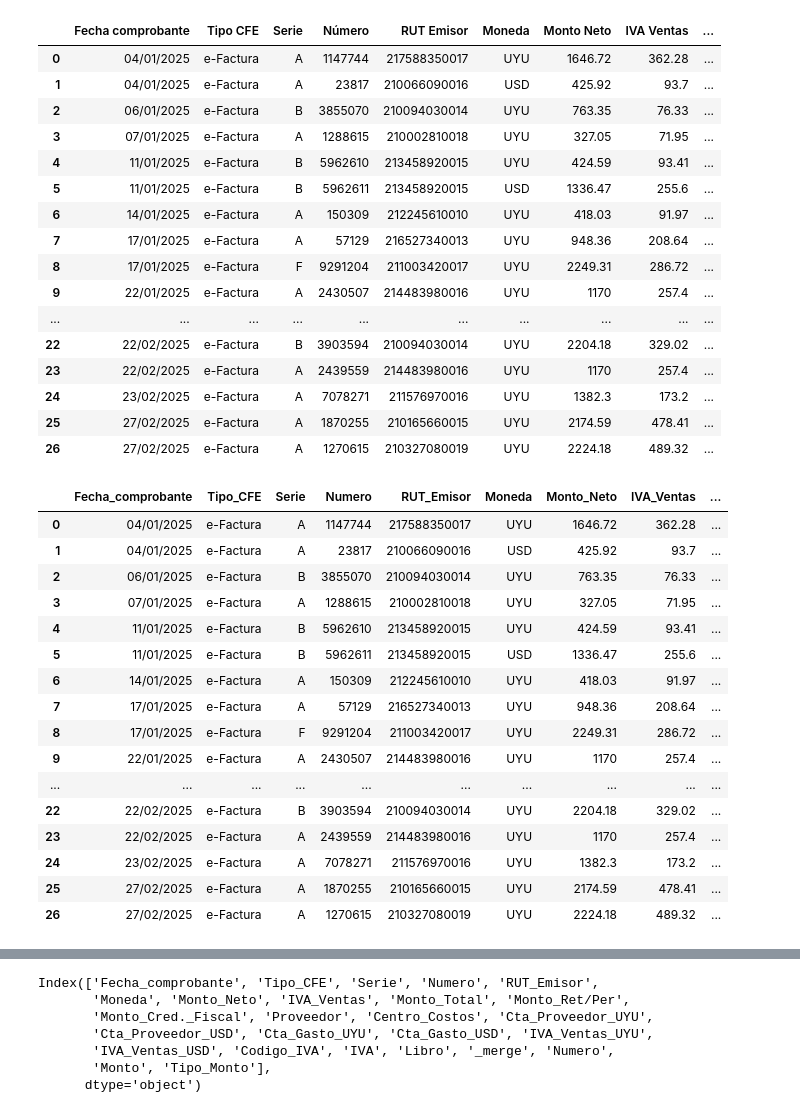
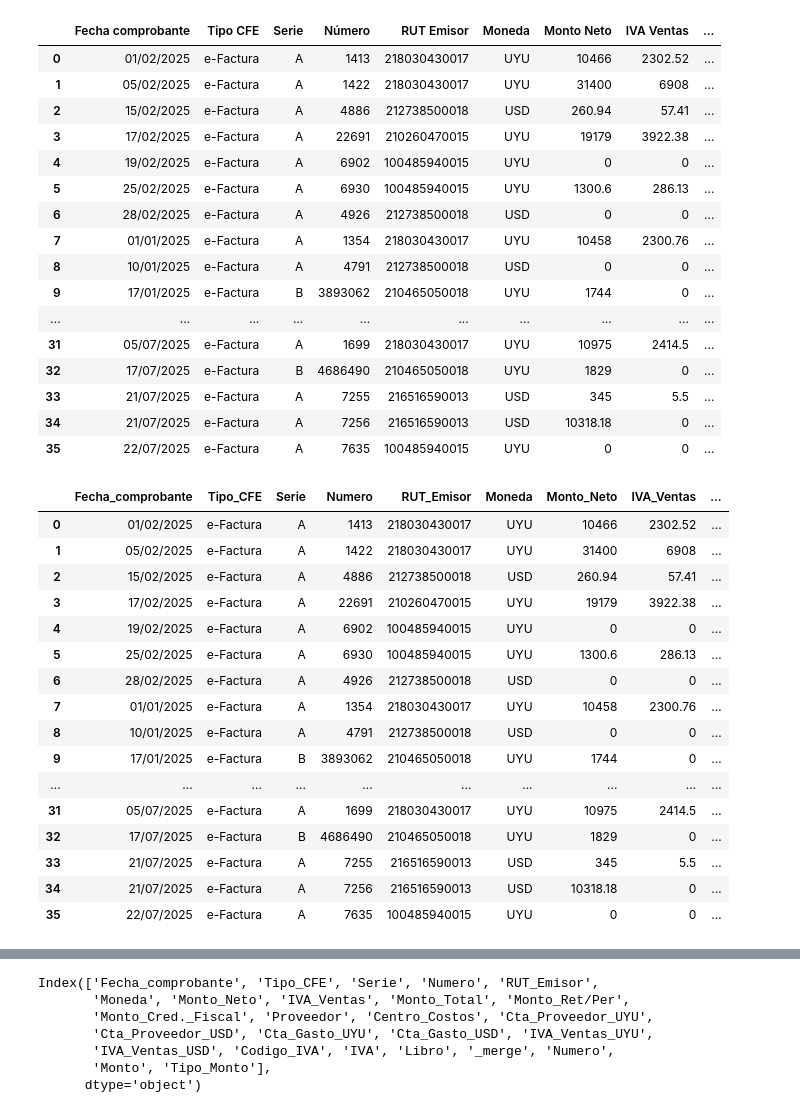
Before and after one commit to Fercaspe/CFE_Processor, a Jupyter notebook: Procesador_CFE.ipynb, the cells around one changed output, grey strips where cells are left out. Saved outputs shown, nothing was run; the diff lists cells and outputs as text; code cells hidden in the pictures.

Commit message:
Usado para FUXION

```diff
--- a/Procesador_CFE.ipynb
+++ b/Procesador_CFE.ipynb
@@ -8,12 +8,12 @@ import unicodedata
 # Read the excel CFE and Proveedores files from GitHub
 # Get the raw file URL by replacing 'blob' with 'raw' in the GitHub URL
 
-url = "https://github.com/Fercaspe/CFE_Processor/raw/main/cferecibidos.xls"
-url_p = "https://github.com/Fercaspe/CFE_Processor/raw/main/proveedores.xlsx"
+url = "https://github.com/Fercaspe/CFE_Processor/raw/main/Facturas_Fuxion_DGI.xlsx"
+url_p = "https://github.com/Fercaspe/CFE_Processor/raw/main/Cuentas_Fuxion.xlsx"
 
 # Create dataframe ignoring first 8 rows with no relevant information & explicitly specify the engine (CFE is .xls)
 
-df = pd.read_excel(url, skiprows=8, engine='xlrd')
+df = pd.read_excel(url, skiprows=8, engine='openpyxl')
 
 df_p = pd.read_excel(url_p)
 
@@ -46,54 +46,55 @@ df = df[1:].reset_index(drop=True)
 df
 # %% [output]
 |  | Fecha comprobante | Tipo CFE | Serie | Número | RUT Emisor | Moneda | Monto Neto | IVA Ventas | ... |
-| 0 | 04/01/2025 | e-Factura | A | 1147744 | 217588350017 | UYU | 1646.72 | 362.28 | ... |
-| 1 | 04/01/2025 | e-Factura | A | 23817 | 210066090016 | USD | 425.92 | 93.7 | ... |
-| 2 | 06/01/2025 | e-Factura | B | 3855070 | 210094030014 | UYU | 763.35 | 76.33 | ... |
-| 3 | 07/01/2025 | e-Factura | A | 1288615 | 210002810018 | UYU | 327.05 | 71.95 | ... |
-| 4 | 11/01/2025 | e-Factura | B | 5962610 | 213458920015 | UYU | 424.59 | 93.41 | ... |
-| 5 | 11/01/2025 | e-Factura | B | 5962611 | 213458920015 | USD | 1336.47 | 255.6 | ... |
-| 6 | 14/01/2025 | e-Factura | A | 150309 | 212245610010 | UYU | 418.03 | 91.97 | ... |
-| 7 | 17/01/2025 | e-Factura | A | 57129 | 216527340013 | UYU | 948.36 | 208.64 | ... |
-| 8 | 17/01/2025 | e-Factura | F | 9291204 | 211003420017 | UYU | 2249.31 | 286.72 | ... |
-| 9 | 22/01/2025 | e-Factura | A | 2430507 | 214483980016 | UYU | 1170 | 257.4 | ... |
+| 0 | 01/02/2025 | e-Factura | A | 1413 | 218030430017 | UYU | 10466 | 2302.52 | ... |
+| 1 | 05/02/2025 | e-Factura | A | 1422 | 218030430017 | UYU | 31400 | 6908 | ... |
+| 2 | 15/02/2025 | e-Factura | A | 4886 | 212738500018 | USD | 260.94 | 57.41 | ... |
+| 3 | 17/02/2025 | e-Factura | A | 22691 | 210260470015 | UYU | 19179 | 3922.38 | ... |
+| 4 | 19/02/2025 | e-Factura | A | 6902 | 100485940015 | UYU | 0 | 0 | ... |
+| 5 | 25/02/2025 | e-Factura | A | 6930 | 100485940015 | UYU | 1300.6 | 286.13 | ... |
+| 6 | 28/02/2025 | e-Factura | A | 4926 | 212738500018 | USD | 0 | 0 | ... |
+| 7 | 01/01/2025 | e-Factura | A | 1354 | 218030430017 | UYU | 10458 | 2300.76 | ... |
+| 8 | 10/01/2025 | e-Factura | A | 4791 | 212738500018 | USD | 0 | 0 | ... |
+| 9 | 17/01/2025 | e-Factura | B | 3893062 | 210465050018 | UYU | 1744 | 0 | ... |
 | ... | ... | ... | ... | ... | ... | ... | ... | ... | ... |
-| 22 | 22/02/2025 | e-Factura | B | 3903594 | 210094030014 | UYU | 2204.18 | 329.02 | ... |
-| 23 | 22/02/2025 | e-Factura | A | 2439559 | 214483980016 | UYU | 1170 | 257.4 | ... |
-| 24 | 23/02/2025 | e-Factura | A | 7078271 | 211576970016 | UYU | 1382.3 | 173.2 | ... |
-| 25 | 27/02/2025 | e-Factura | A | 1870255 | 210165660015 | UYU | 2174.59 | 478.41 | ... |
-| 26 | 27/02/2025 | e-Factura | A | 1270615 | 210327080019 | UYU | 2224.18 | 489.32 | ... |
+| 31 | 05/07/2025 | e-Factura | A | 1699 | 218030430017 | UYU | 10975 | 2414.5 | ... |
+| 32 | 17/07/2025 | e-Factura | B | 4686490 | 210465050018 | UYU | 1829 | 0 | ... |
+| 33 | 21/07/2025 | e-Factura | A | 7255 | 216516590013 | USD | 345 | 5.5 | ... |
+| 34 | 21/07/2025 | e-Factura | A | 7256 | 216516590013 | USD | 10318.18 | 0 | ... |
+| 35 | 22/07/2025 | e-Factura | A | 7635 | 100485940015 | UYU | 0 | 0 | ... |
 # %%
 # NORMALIZE COLUMNS NAMES
 
 # Function to normalize the names
 
 def normalize_names(text):
+    text = str(text) # Convert to string
     text = unicodedata.normalize('NFKD', text).encode('ascii', 'ignore').decode('utf-8')  # Special characters control
     text = text.replace(' ', '_')
     return text
 
 # Call the function
 df.columns = [normalize_names(col) for col in df.columns]
 
 df
 # %% [output]
 |  | Fecha_comprobante | Tipo_CFE | Serie | Numero | RUT_Emisor | Moneda | Monto_Neto | IVA_Ventas | ... |
-| 0 | 04/01/2025 | e-Factura | A | 1147744 | 217588350017 | UYU | 1646.72 | 362.28 | ... |
-| 1 | 04/01/2025 | e-Factura | A | 23817 | 210066090016 | USD | 425.92 | 93.7 | ... |
-| 2 | 06/01/2025 | e-Factura | B | 3855070 | 210094030014 | UYU | 763.35 | 76.33 | ... |
-| 3 | 07/01/2025 | e-Factura | A | 1288615 | 210002810018 | UYU | 327.05 | 71.95 | ... |
-| 4 | 11/01/2025 | e-Factura | B | 5962610 | 213458920015 | UYU | 424.59 | 93.41 | ... |
-| 5 | 11/01/2025 | e-Factura | B | 5962611 | 213458920015 | USD | 1336.47 | 255.6 | ... |
-| 6 | 14/01/2025 | e-Factura | A | 150309 | 212245610010 | UYU | 418.03 | 91.97 | ... |
-| 7 | 17/01/2025 | e-Factura | A | 57129 | 216527340013 | UYU | 948.36 | 208.64 | ... |
-| 8 | 17/01/2025 | e-Factura | F | 9291204 | 211003420017 | UYU | 2249.31 | 286.72 | ... |
-| 9 | 22/01/2025 | e-Factura | A | 2430507 | 214483980016 | UYU | 1170 | 257.4 | ... |
+| 0 | 01/02/2025 | e-Factura | A | 1413 | 218030430017 | UYU | 10466 | 2302.52 | ... |
+| 1 | 05/02/2025 | e-Factura | A | 1422 | 218030430017 | UYU | 31400 | 6908 | ... |
+| 2 | 15/02/2025 | e-Factura | A | 4886 | 212738500018 | USD | 260.94 | 57.41 | ... |
+| 3 | 17/02/2025 | e-Factura | A | 22691 | 210260470015 | UYU | 19179 | 3922.38 | ... |
+| 4 | 19/02/2025 | e-Factura | A | 6902 | 100485940015 | UYU | 0 | 0 | ... |
+| 5 | 25/02/2025 | e-Factura | A | 6930 | 100485940015 | UYU | 1300.6 | 286.13 | ... |
+| 6 | 28/02/2025 | e-Factura | A | 4926 | 212738500018 | USD | 0 | 0 | ... |
+| 7 | 01/01/2025 | e-Factura | A | 1354 | 218030430017 | UYU | 10458 | 2300.76 | ... |
+| 8 | 10/01/2025 | e-Factura | A | 4791 | 212738500018 | USD | 0 | 0 | ... |
+| 9 | 17/01/2025 | e-Factura | B | 3893062 | 210465050018 | UYU | 1744 | 0 | ... |
 | ... | ... | ... | ... | ... | ... | ... | ... | ... | ... |
-| 22 | 22/02/2025 | e-Factura | B | 3903594 | 210094030014 | UYU | 2204.18 | 329.02 | ... |
-| 23 | 22/02/2025 | e-Factura | A | 2439559 | 214483980016 | UYU | 1170 | 257.4 | ... |
-| 24 | 23/02/2025 | e-Factura | A | 7078271 | 211576970016 | UYU | 1382.3 | 173.2 | ... |
-| 25 | 27/02/2025 | e-Factura | A | 1870255 | 210165660015 | UYU | 2174.59 | 478.41 | ... |
-| 26 | 27/02/2025 | e-Factura | A | 1270615 | 210327080019 | UYU | 2224.18 | 489.32 | ... |
+| 31 | 05/07/2025 | e-Factura | A | 1699 | 218030430017 | UYU | 10975 | 2414.5 | ... |
+| 32 | 17/07/2025 | e-Factura | B | 4686490 | 210465050018 | UYU | 1829 | 0 | ... |
+| 33 | 21/07/2025 | e-Factura | A | 7255 | 216516590013 | USD | 345 | 5.5 | ... |
+| 34 | 21/07/2025 | e-Factura | A | 7256 | 216516590013 | USD | 10318.18 | 0 | ... |
+| 35 | 22/07/2025 | e-Factura | A | 7635 | 100485940015 | UYU | 0 | 0 | ... |
 # %%
 df_p
 # %% [output]
```
Also changed, not shown: parts of 12 cells of this notebook.
